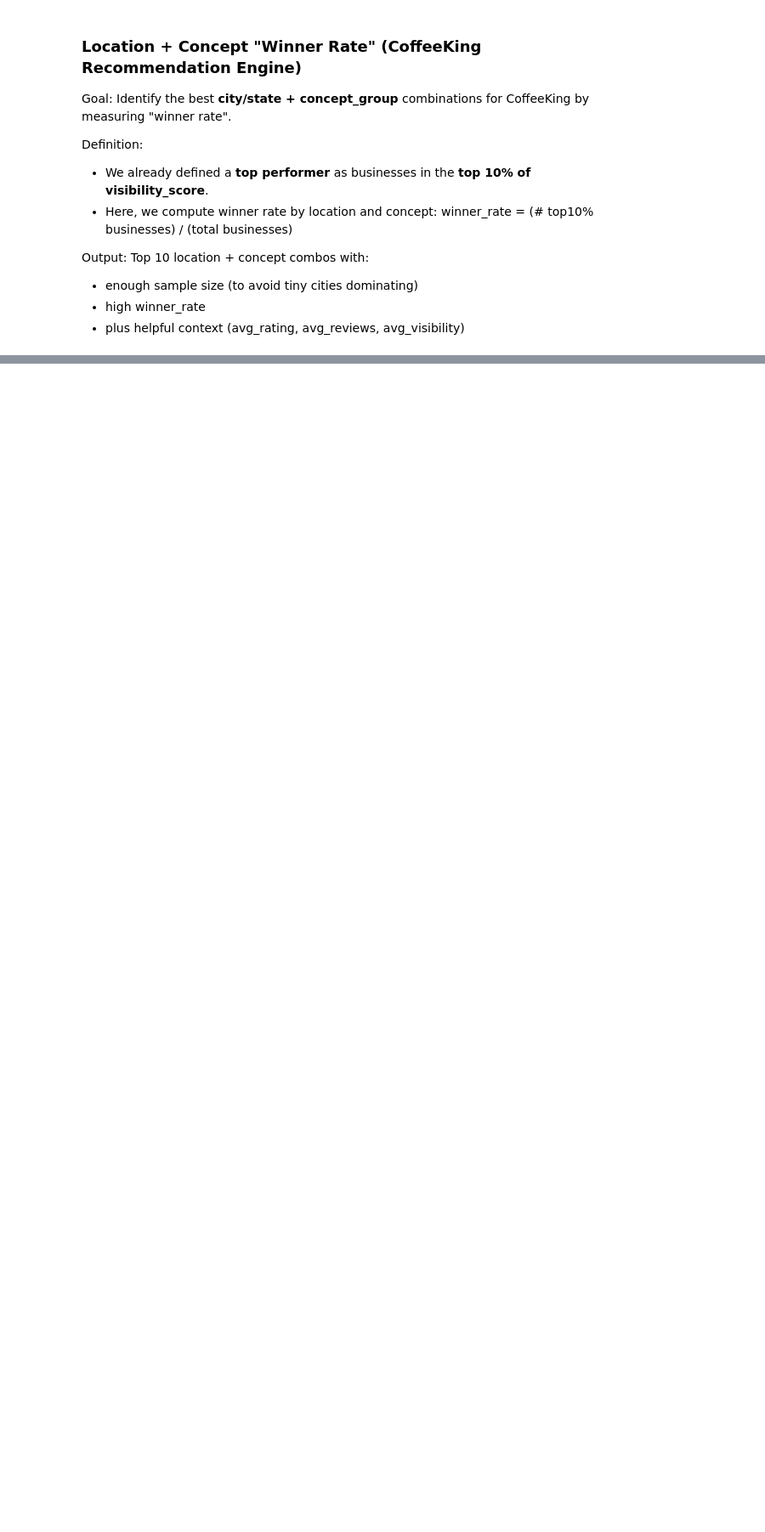
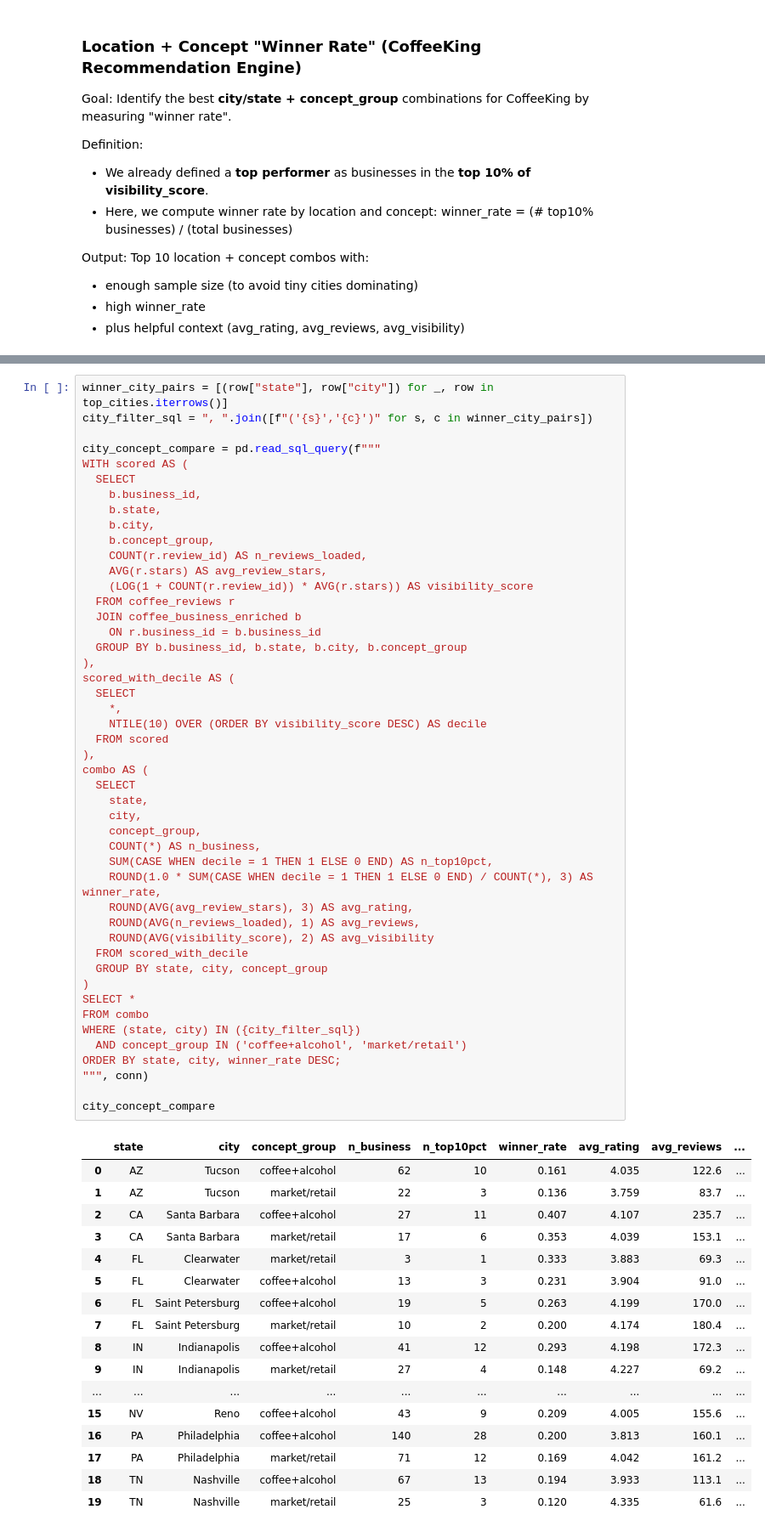
Before and after one commit to nancy1404/Coffeeking-Yelp, a Jupyter notebook: notebooks/02_build_sqlite_db.ipynb, the cells around one changed output, grey strips where cells are left out. Shown at 85% size. Cells and saved outputs as stored; diff of their text form; blank space fills up the shorter version.

```diff
--- a/notebooks/02_build_sqlite_db.ipynb
+++ b/notebooks/02_build_sqlite_db.ipynb
@@ -590,0 +742,65 @@ Top 10 location + concept combos with:
+# %%
+winner_city_pairs = [(row["state"], row["city"]) for _, row in top_cities.iterrows()]
+city_filter_sql = ", ".join([f"('{s}','{c}')" for s, c in winner_city_pairs])
+
+city_concept_compare = pd.read_sql_query(f"""
+WITH scored AS (
+  SELECT
+    b.business_id,
+    b.state,
+    b.city,
+    b.concept_group,
+    COUNT(r.review_id) AS n_reviews_loaded,
+    AVG(r.stars) AS avg_review_stars,
+    (LOG(1 + COUNT(r.review_id)) * AVG(r.stars)) AS visibility_score
+  FROM coffee_reviews r
+  JOIN coffee_business_enriched b
+    ON r.business_id = b.business_id
+  GROUP BY b.business_id, b.state, b.city, b.concept_group
+),
+scored_with_decile AS (
+  SELECT
+    *,
+    NTILE(10) OVER (ORDER BY visibility_score DESC) AS decile
+  FROM scored
+),
+combo AS (
+  SELECT
+    state,
+    city,
+    concept_group,
+    COUNT(*) AS n_business,
+    SUM(CASE WHEN decile = 1 THEN 1 ELSE 0 END) AS n_top10pct,
+    ROUND(1.0 * SUM(CASE WHEN decile = 1 THEN 1 ELSE 0 END) / COUNT(*), 3) AS winner_rate,
+    ROUND(AVG(avg_review_stars), 3) AS avg_rating,
+    ROUND(AVG(n_reviews_loaded), 1) AS avg_reviews,
+    ROUND(AVG(visibility_score), 2) AS avg_visibility
+  FROM scored_with_decile
+  GROUP BY state, city, concept_group
+)
+SELECT *
+FROM combo
+WHERE (state, city) IN ({city_filter_sql})
+  AND concept_group IN ('coffee+alcohol', 'market/retail')
+ORDER BY state, city, winner_rate DESC;
+""", conn)
+
+city_concept_compare
+# %% [output]
+|  | state | city | concept_group | n_business | n_top10pct | winner_rate | avg_rating | avg_reviews | ... |
+| 0 | AZ | Tucson | coffee+alcohol | 62 | 10 | 0.161 | 4.035 | 122.6 | ... |
+| 1 | AZ | Tucson | market/retail | 22 | 3 | 0.136 | 3.759 | 83.7 | ... |
+| 2 | CA | Santa Barbara | coffee+alcohol | 27 | 11 | 0.407 | 4.107 | 235.7 | ... |
+| 3 | CA | Santa Barbara | market/retail | 17 | 6 | 0.353 | 4.039 | 153.1 | ... |
+| 4 | FL | Clearwater | market/retail | 3 | 1 | 0.333 | 3.883 | 69.3 | ... |
+| 5 | FL | Clearwater | coffee+alcohol | 13 | 3 | 0.231 | 3.904 | 91.0 | ... |
+| 6 | FL | Saint Petersburg | coffee+alcohol | 19 | 5 | 0.263 | 4.199 | 170.0 | ... |
+| 7 | FL | Saint Petersburg | market/retail | 10 | 2 | 0.200 | 4.174 | 180.4 | ... |
+| 8 | IN | Indianapolis | coffee+alcohol | 41 | 12 | 0.293 | 4.198 | 172.3 | ... |
+| 9 | IN | Indianapolis | market/retail | 27 | 4 | 0.148 | 4.227 | 69.2 | ... |
+| ... | ... | ... | ... | ... | ... | ... | ... | ... | ... |
+| 15 | NV | Reno | coffee+alcohol | 43 | 9 | 0.209 | 4.005 | 155.6 | ... |
+| 16 | PA | Philadelphia | coffee+alcohol | 140 | 28 | 0.200 | 3.813 | 160.1 | ... |
+| 17 | PA | Philadelphia | market/retail | 71 | 12 | 0.169 | 4.042 | 161.2 | ... |
+| 18 | TN | Nashville | coffee+alcohol | 67 | 13 | 0.194 | 3.933 | 113.1 | ... |
+| 19 | TN | Nashville | market/retail | 25 | 3 | 0.120 | 4.335 | 61.6 | ... |
```
Also changed, not shown: parts of 4 cells of this notebook.
